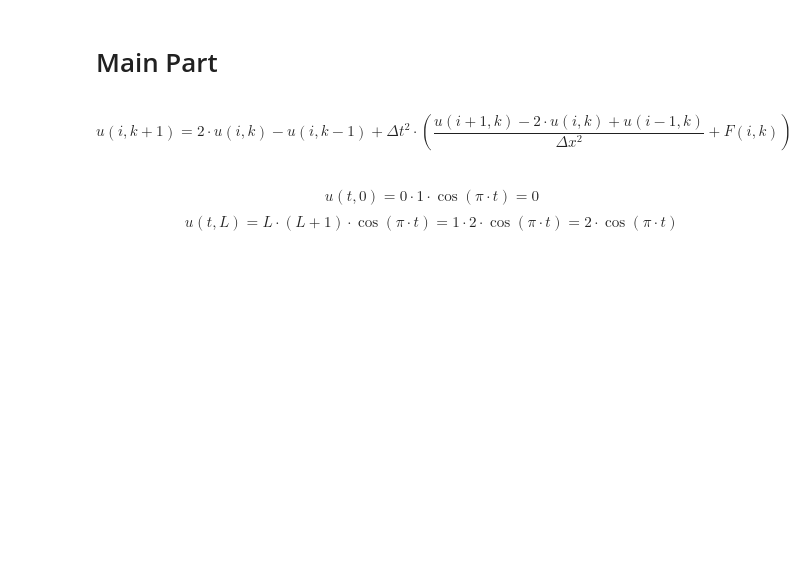
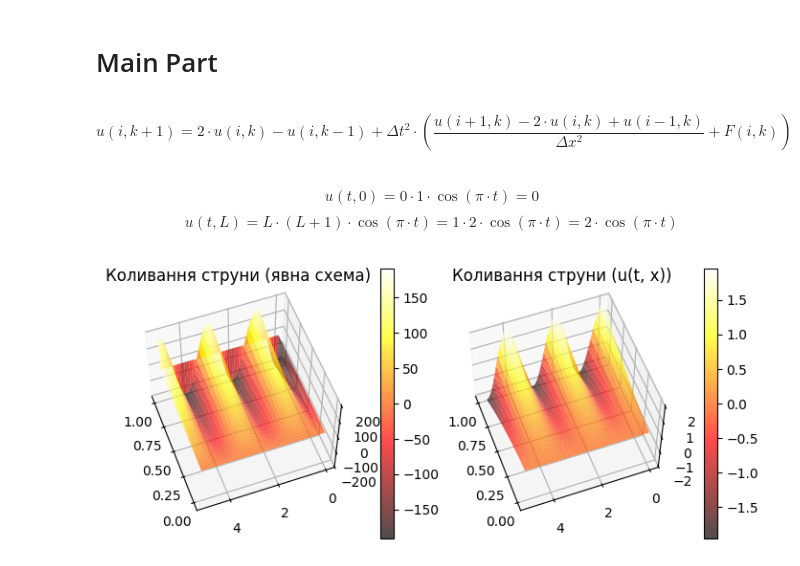
Before and after one commit to KlymentievMaksym/MetOb, a Jupyter notebook: RGR/RGR.ipynb, the cells around one changed output. Drawn from its saved outputs; the diff is of its cells as text; code cells hidden in the pictures; blank space fills up the shorter version.

```diff
--- a/RGR/RGR.ipynb
+++ b/RGR/RGR.ipynb
@@ -57,5 +57,27 @@ for k in range(1, nx - 1):
 #     for i in range(1, nt - 1):
 #         Uc[i, k] = 2 * Uc[i, k-1] - Uc[i, k-2] + dt**2 * ((Uc[i+1, k-1] - 2 * Uc[i, k-1] + Uc[i-1, k-1]) / dx**2 + F(t[i], x[k]))
 # (Uc == U).all()
+# %%
+fig = plt.figure(figsize=(8, 6))
+ax1 = fig.add_subplot(121, projection='3d')
+ax2 = fig.add_subplot(122, projection='3d')
+# ax3 = fig.add_subplot(111, projection='3d')
+# ax4 = fig.add_subplot(111, projection='3d')
+x_plot, t_plot = np.meshgrid(x, t)
+colorbar1 = ax1.plot_surface(x_plot, t_plot, U, cmap="hot", alpha=0.7)
+colorbar2 = ax2.plot_surface(x_plot, t_plot, u(t_plot, x_plot), cmap="hot", alpha=0.7)
+fig.colorbar(colorbar1, ax=ax1, fraction=0.05, pad=0.1)
+fig.colorbar(colorbar2, ax=ax2, fraction=0.05, pad=0.1)
+
+ax1.view_init(elev=55, azim=70 + 90)
+ax2.view_init(elev=55, azim=70 + 90)
+
+ax1.set_title("Коливання струни (явна схема)")
+ax1.grid(True)
+ax2.set_title("Коливання струни (u(t, x))")
+ax2.grid(True)
+plt.show()
+# %% [output]
+[figure, added]
 # %%
 fig, ax = plt.subplots(figsize=(8, 6))
```
Also changed, not shown: parts of 3 cells of this notebook.
